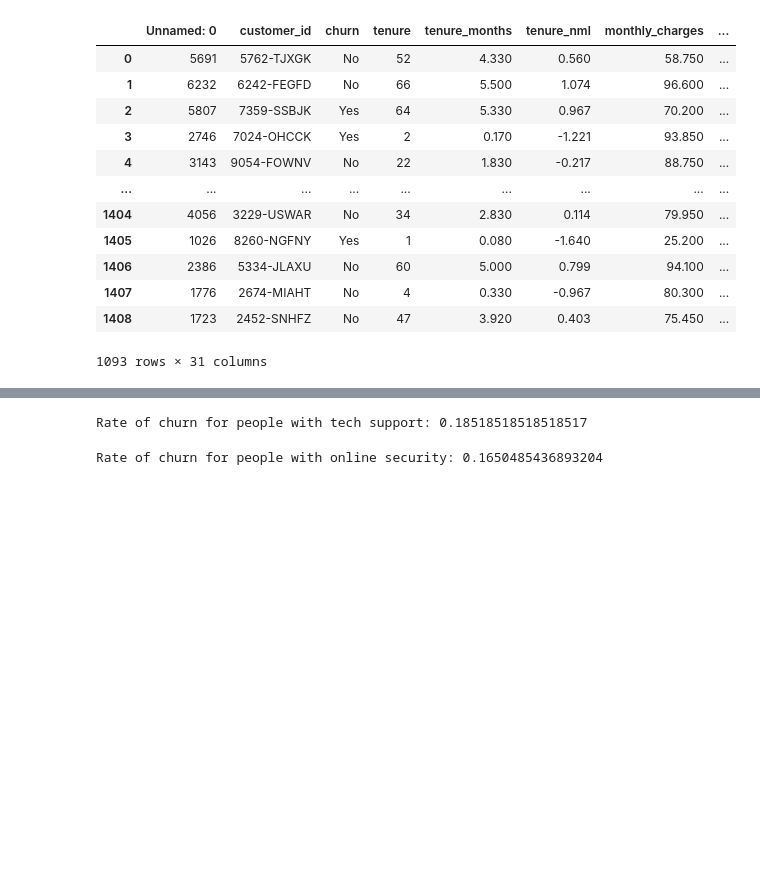
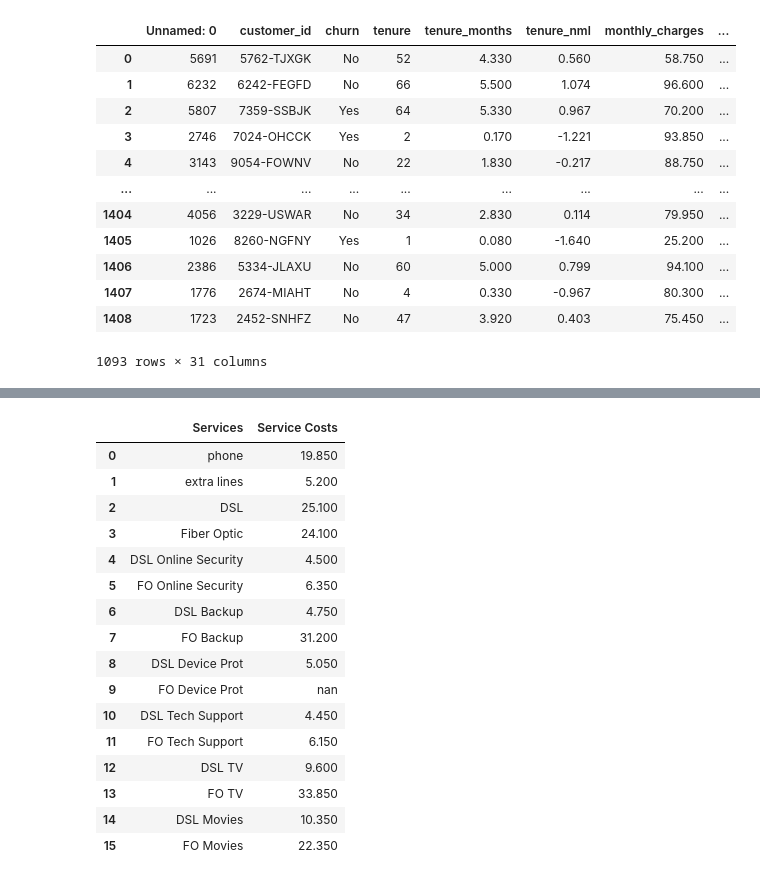
Before and after one commit to team-db-telco/telco-classification-project, a Jupyter notebook: Explore_Brandi.ipynb, the cells around one changed output, grey strips where cells are left out. Cells and saved outputs as stored; diff of their text form; code cells hidden in the pictures; blank space fills up the shorter version.

```diff
--- a/Explore_Brandi.ipynb
+++ b/Explore_Brandi.ipynb
@@ -352,18 +251,0 @@ Rate of churn for people with both online security & tech support: 0.33333333333
-# %%
-# What about ppl with tech support, including all extra services?
-tech_support_churn = df[df.tech_support_enc == 1][df.churn == 'Yes'].shape[0]
-num_tech_support = df[df.tech_support_enc == 1].shape[0]
-tech_sup_rate = (tech_support_churn / num_tech_support)
-
-print (f'Rate of churn for people with tech support: {tech_sup_rate}')
-# %% [output]
-Rate of churn for people with tech support: 0.18518518518518517
-# %%
-# What about ppl with online security, including all extra services?
-online_sec_churn = df[df.online_security_enc == 1][df.churn == 'Yes'].shape[0]
-num_online_sec = df[df.online_security_enc == 1].shape[0]
-online_sec_rate = (online_sec_churn / num_online_sec)
-
-print (f'Rate of churn for people with online security: {online_sec_rate}')
-# %% [output]
-Rate of churn for people with online security: 0.1650485436893204
@@ -371,0 +291,32 @@ Rate of churn for people with online security: 0.1650485436893204
+# %%
+Service_costs = pd.DataFrame({
+    'Services' : ['phone', 'extra lines', 'DSL', 'Fiber Optic',
+                  'DSL Online Security', 'FO Online Security',
+                  'DSL Backup', 'FO Backup', 'DSL Device Prot', 'FO Device Prot',
+                  'DSL Tech Support', 'FO Tech Support',
+                  'DSL TV', 'FO TV', 'DSL Movies', 'FO Movies'],
+    'Service Costs' : [phone_svc, phone_extra, DSL_cost, FO_cost,
+                       DSL_Onl_sec, FO_Onl_sec, DSL_backup, FO_backup,
+                       DSL_dev_prot, FO_dev_prot, DSL_tech, FO_tech,
+                       DSL_tv, FO_tv, DSL_movies, FO_movies]
+})
+
+Service_costs
+# %% [output]
+|  | Services | Service Costs |
+| 0 | phone | 19.850 |
+| 1 | extra lines | 5.200 |
+| 2 | DSL | 25.100 |
+| 3 | Fiber Optic | 24.100 |
+| 4 | DSL Online Security | 4.500 |
+| 5 | FO Online Security | 6.350 |
+| 6 | DSL Backup | 4.750 |
+| 7 | FO Backup | 31.200 |
+| 8 | DSL Device Prot | 5.050 |
+| 9 | FO Device Prot | nan |
+| 10 | DSL Tech Support | 4.450 |
+| 11 | FO Tech Support | 6.150 |
+| 12 | DSL TV | 9.600 |
+| 13 | FO TV | 33.850 |
+| 14 | DSL Movies | 10.350 |
+| 15 | FO Movies | 22.350 |
```
Also changed, not shown: parts of 31 cells of this notebook, 2 other files.
